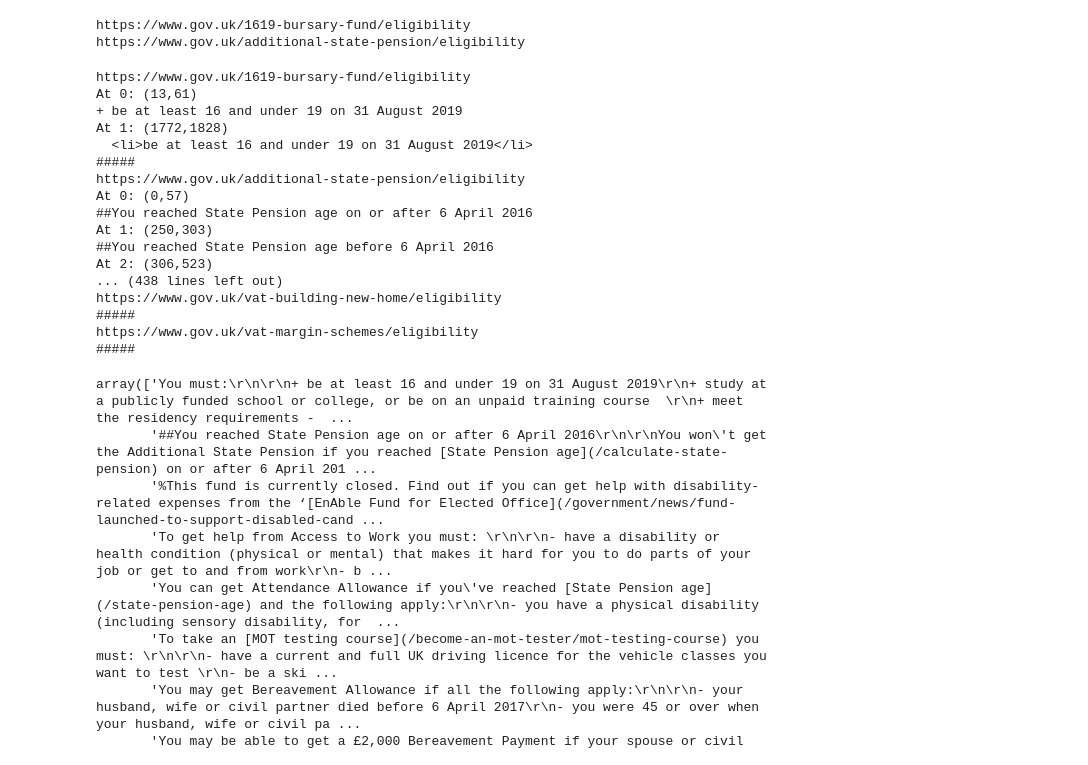
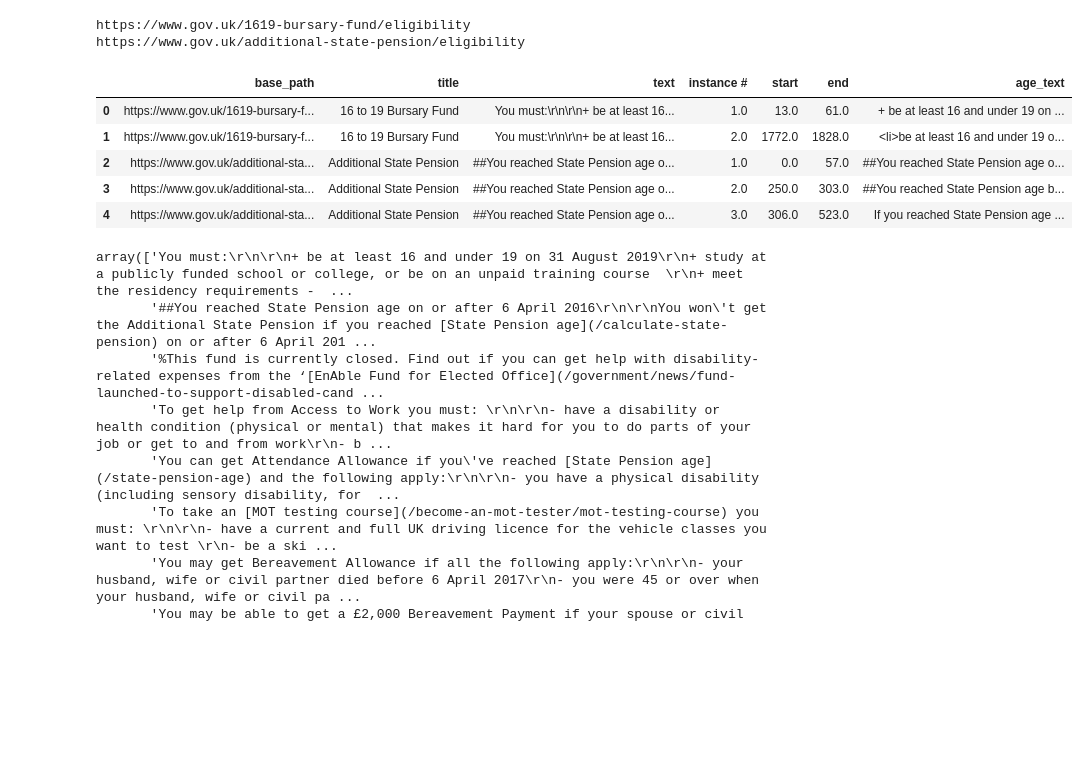
Before and after one commit to nogtini/govuk-knowledge-graph, a Jupyter notebook: notebooks/data_extract/extract_eligibility_from_text.ipynb, the cells around one changed output. Saved outputs shown, nothing was run; the diff lists cells and outputs as text; code cells hidden in the pictures; blank space fills up the shorter version.

Commit message:
Identify and extract text related to eligibility age
requirements, save to file. Should move away from
regex at some point, use dependency parsing

```diff
--- a/notebooks/data_extract/extract_eligibility_from_text.ipynb
+++ b/notebooks/data_extract/extract_eligibility_from_text.ipynb
@@ -57,38 +57,52 @@ for u in elig_urls[0:2]:
 https://www.gov.uk/1619-bursary-fund/eligibility
 https://www.gov.uk/additional-state-pension/eligibility
 # %%
+rowlist = []
 for key,value in list(elig_texts.items()):
+
     if "This fund is currently closed." not in value:
 #         \s?\d\d\s?(and|or)?\s?(over|under)?(\s\d\d)?
         search = re.finditer(""".*(born on|(reached|over|under) State Pension age|
                              age(d)?|('re|were|are|be( at least)?|have been)\s?(over|under)?\d\d).*""", value)
         if search is not None:
-            print(f'https://www.gov.uk{key}/eligibility')
+#             print(f'https://www.gov.uk{key}/eligibility')
             for i,s in enumerate(search):
                 start = s.start()
                 end = s.end()
-                print(f'At {i}: ({start},{end})')
-                print(value[start:end])
-#                 print(value[0:100])
-            print("#####")
+#                 print(f'At {i}: ({start},{end})')
+                text = value[start:end]
+#                 print(text)
+                rowlist.append({'base_path':key,
+                                'instance #':int(i+1),
+                                'start':start,
+                                'end':end,
+                                'age_text':value[start:end],
+                                'text':value})
+        else:
+            rowlist.append({'base_path':key, 'age_text':'Age requirements not detected',
+                           'text':value})
+
     else:
-        print(f'https://www.gov.uk{key}/eligibility')
-        print("closed")
+#         print(f'https://www.gov.uk{key}/eligibility')
+#         print("closed")
+        rowlist.append({'base_path':key, 'age_text':'Fund closed','text':value})
+df_eligibility = pd.DataFrame(rowlist)
+df_eligibility = df_eligibility[['base_path', 'text','instance #', 'start', 'end','age_text']]
-# %% [output]
-https://www.gov.uk/1619-bursary-fund/eligibility
-At 0: (13,61)
-+ be at least 16 and under 19 on 31 August 2019
-At 1: (1772,1828)
-  <li>be at least 16 and under 19 on 31 August 2019</li>
-#####
-https://www.gov.uk/additional-state-pension/eligibility
-At 0: (0,57)
-##You reached State Pension age on or after 6 April 2016
-At 1: (250,303)
-##You reached State Pension age before 6 April 2016
-At 2: (306,523)
-... (438 lines left out)
-https://www.gov.uk/vat-building-new-home/eligibility
-#####
-https://www.gov.uk/vat-margin-schemes/eligibility
-#####
+# %%
+base_title = dict(zip(df.base_path,df.title))
+# %%
+df_eligibility['title'] = df_eligibility['base_path'].map(base_title)
+df_eligibility['base_path'] = df_eligibility['base_path'].map(lambda x:
+                                                              f'https://www.gov.uk{x}/eligibility')
+# %%
+df_eligibility = df_eligibility[['base_path', 'title',
+                                 'text','instance #', 'start', 'end','age_text']]
+# %%
+df_eligibility.head()
+# %% [output]
+|  | base_path | title | text | instance # | start | end | age_text |
+| 0 | https://www.gov.uk/1619-bursary-f... | 16 to 19 Bursary Fund | You must:\r\n\r\n+ be at least 16... | 1.0 | 13.0 | 61.0 | + be at least 16 and under 19 on ... |
+| 1 | https://www.gov.uk/1619-bursary-f... | 16 to 19 Bursary Fund | You must:\r\n\r\n+ be at least 16... | 2.0 | 1772.0 | 1828.0 | <li>be at least 16 and under 19 o... |
+| 2 | https://www.gov.uk/additional-sta... | Additional State Pension | ##You reached State Pension age o... | 1.0 | 0.0 | 57.0 | ##You reached State Pension age o... |
+| 3 | https://www.gov.uk/additional-sta... | Additional State Pension | ##You reached State Pension age o... | 2.0 | 250.0 | 303.0 | ##You reached State Pension age b... |
+| 4 | https://www.gov.uk/additional-sta... | Additional State Pension | ##You reached State Pension age o... | 3.0 | 306.0 | 523.0 | If you reached State Pension age ... |
```
Also changed, not shown: parts of 1 cell of this notebook, 1 other file.
